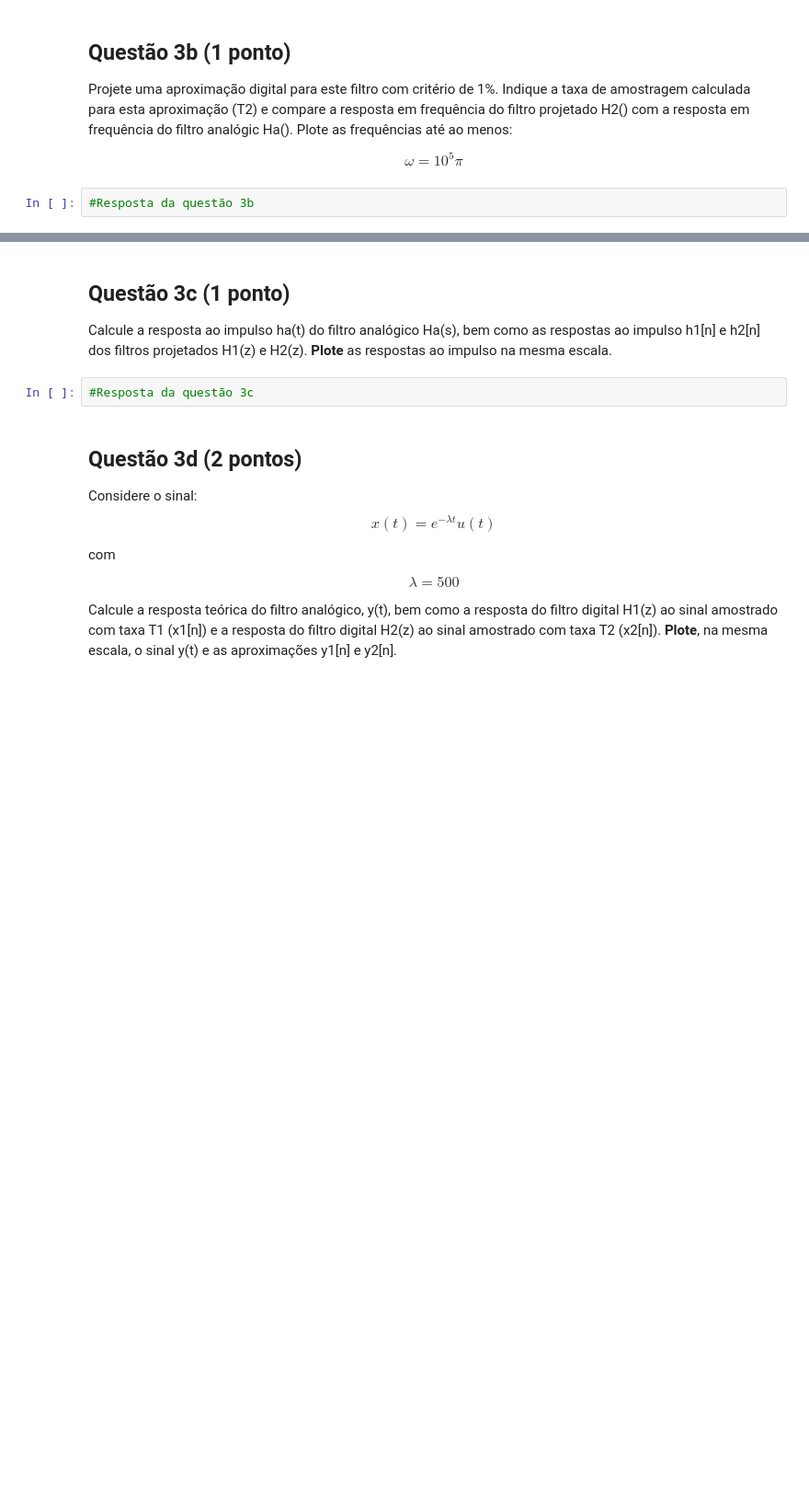
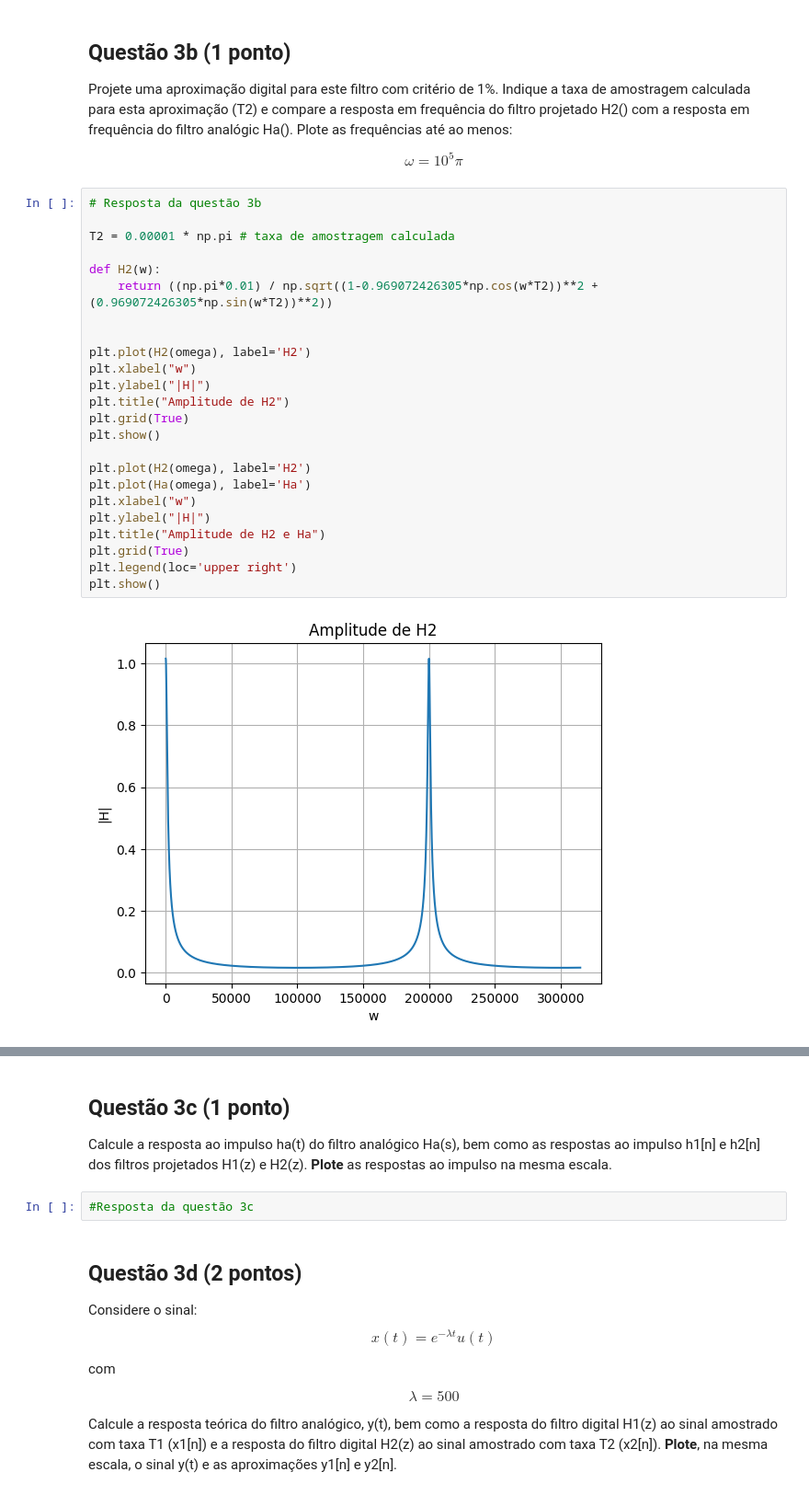
Before and after one commit to geraldotnf/sstd, a Jupyter notebook: Projeto 2/projeto2.ipynb, the cells around one changed output, grey strips where cells are left out. Shown: that part at 92% size. Saved outputs shown, nothing was run; the diff lists cells and outputs as text; blank space fills up the shorter version.

```diff
--- a/Projeto 2/projeto2.ipynb
+++ b/Projeto 2/projeto2.ipynb
@@ -230,5 +279,29 @@ $$ \omega = 10^5 \pi $$
 Projete uma aproximação digital para este filtro com critério de 1%. Indique a taxa de amostragem calculada para esta aproximação (T2) e compare a resposta em frequência do filtro projetado H2() com a resposta em frequência do filtro analógic Ha(). Plote as frequências até ao menos:
 
 $$ \omega = 10^5 \pi $$
-# %%
-#Resposta da questão 3b
+# %%
+# Resposta da questão 3b
+
+T2 = 0.00001 * np.pi # taxa de amostragem calculada
+
+def H2(w):
+    return ((np.pi*0.01) / np.sqrt((1-0.969072426305*np.cos(w*T2))**2 + (0.969072426305*np.sin(w*T2))**2))
+
+
+plt.plot(H2(omega), label='H2')
+plt.xlabel("w")
+plt.ylabel("|H|")
+plt.title("Amplitude de H2")
+plt.grid(True)
+plt.show()
+
+plt.plot(H2(omega), label='H2')
+plt.plot(Ha(omega), label='Ha')
+plt.xlabel("w")
+plt.ylabel("|H|")
+plt.title("Amplitude de H2 e Ha")
+plt.grid(True)
+plt.legend(loc='upper right')
+plt.show()
+# %% [output]
+[figure, added]
```
Also changed, not shown: parts of 8 cells of this notebook.
